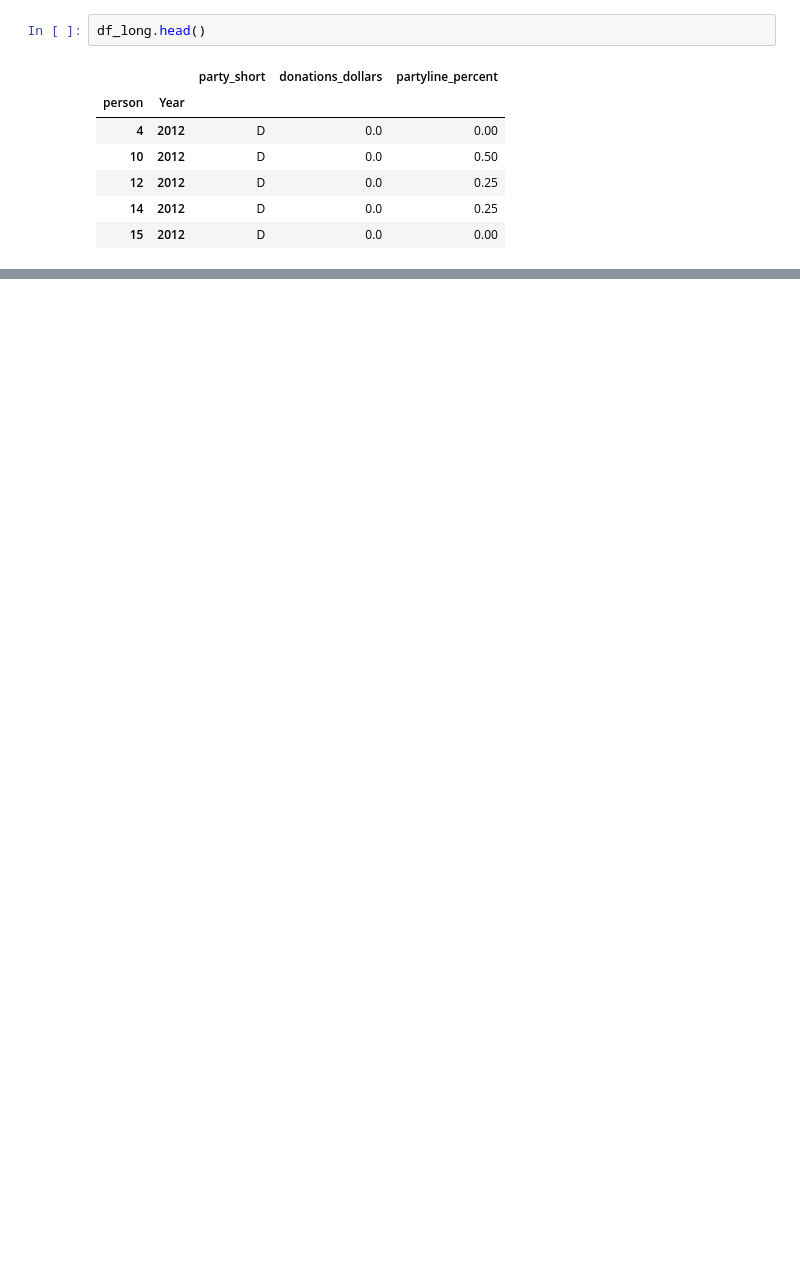
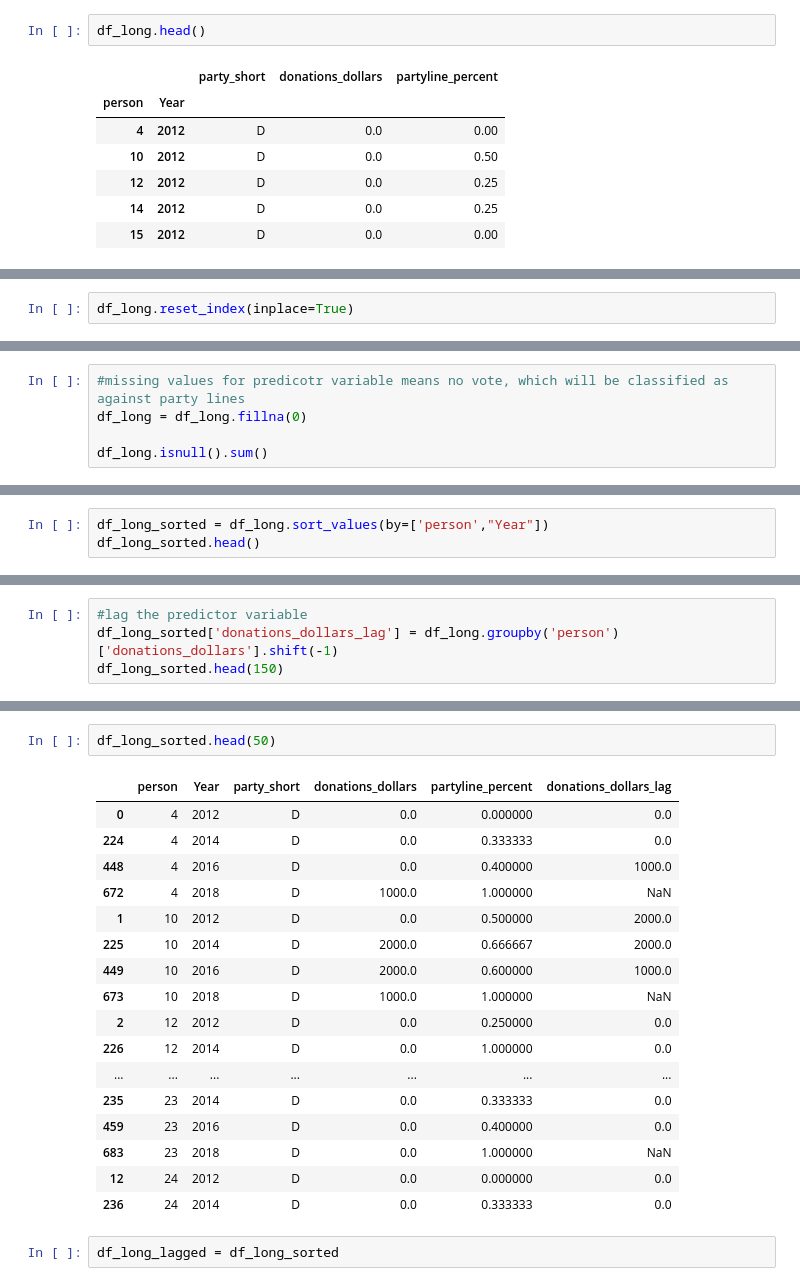
Before and after one commit to jmitchellb14/donorbehavior, a Jupyter notebook: Code/Wide_Long_Walt_Data.ipynb, the cells around one changed output, grey strips where cells are left out. Cells and saved outputs as stored; diff of their text form; blank space fills up the shorter version.

```diff
--- a/Code/Wide_Long_Walt_Data.ipynb
+++ b/Code/Wide_Long_Walt_Data.ipynb
@@ -154,0 +151,2 @@ df_long.shape
+# %%
+df_long.reset_index(inplace=True)
@@ -154,0 +169,5 @@ df_long.shape
+# %%
+#missing values for predicotr variable means no vote, which will be classified as against party lines
+df_long = df_long.fillna(0)
+
+df_long.isnull().sum()
@@ -154,0 +181,3 @@ df_long.shape
+# %%
+df_long_sorted = df_long.sort_values(by=['person',"Year"])
+df_long_sorted.head()
@@ -154,0 +191,4 @@ df_long.shape
+# %%
+#lag the predictor variable
+df_long_sorted['donations_dollars_lag'] = df_long.groupby('person')['donations_dollars'].shift(-1)
+df_long_sorted.head(150)
@@ -154,0 +209,22 @@ df_long.shape
+# %%
+df_long_sorted.head(50)
+# %% [output]
+|  | person | Year | party_short | donations_dollars | partyline_percent | donations_dollars_lag |
+| 0 | 4 | 2012 | D | 0.0 | 0.000000 | 0.0 |
+| 224 | 4 | 2014 | D | 0.0 | 0.333333 | 0.0 |
+| 448 | 4 | 2016 | D | 0.0 | 0.400000 | 1000.0 |
+| 672 | 4 | 2018 | D | 1000.0 | 1.000000 | NaN |
+| 1 | 10 | 2012 | D | 0.0 | 0.500000 | 2000.0 |
+| 225 | 10 | 2014 | D | 2000.0 | 0.666667 | 2000.0 |
+| 449 | 10 | 2016 | D | 2000.0 | 0.600000 | 1000.0 |
+| 673 | 10 | 2018 | D | 1000.0 | 1.000000 | NaN |
+| 2 | 12 | 2012 | D | 0.0 | 0.250000 | 0.0 |
+| 226 | 12 | 2014 | D | 0.0 | 1.000000 | 0.0 |
+| ... | ... | ... | ... | ... | ... | ... |
+| 235 | 23 | 2014 | D | 0.0 | 0.333333 | 0.0 |
+| 459 | 23 | 2016 | D | 0.0 | 0.400000 | 0.0 |
+| 683 | 23 | 2018 | D | 0.0 | 1.000000 | NaN |
+| 12 | 24 | 2012 | D | 0.0 | 0.000000 | 0.0 |
+| 236 | 24 | 2014 | D | 0.0 | 0.333333 | 0.0 |
+# %%
+df_long_lagged = df_long_sorted
```
Also changed, not shown: parts of 27 cells of this notebook.
